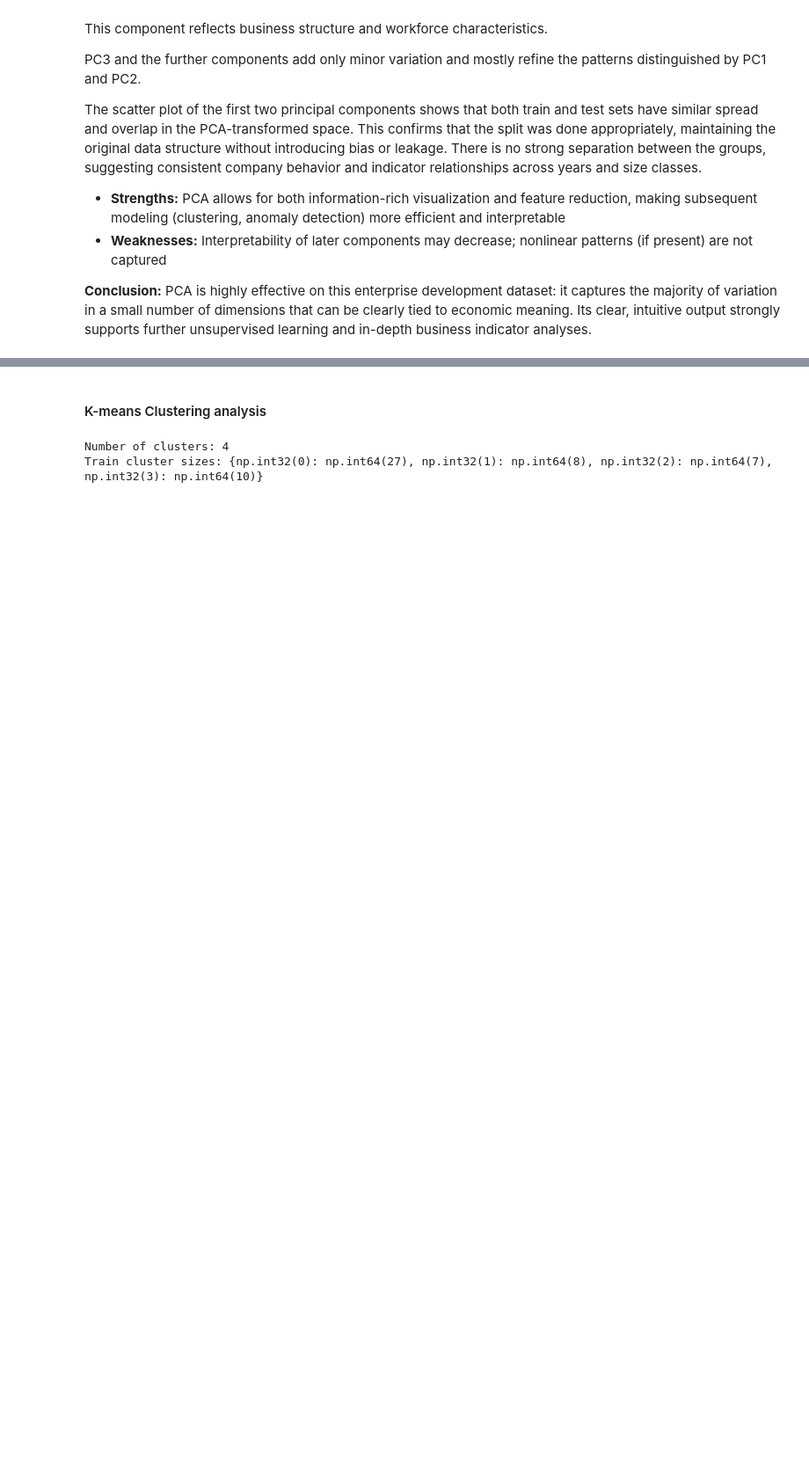
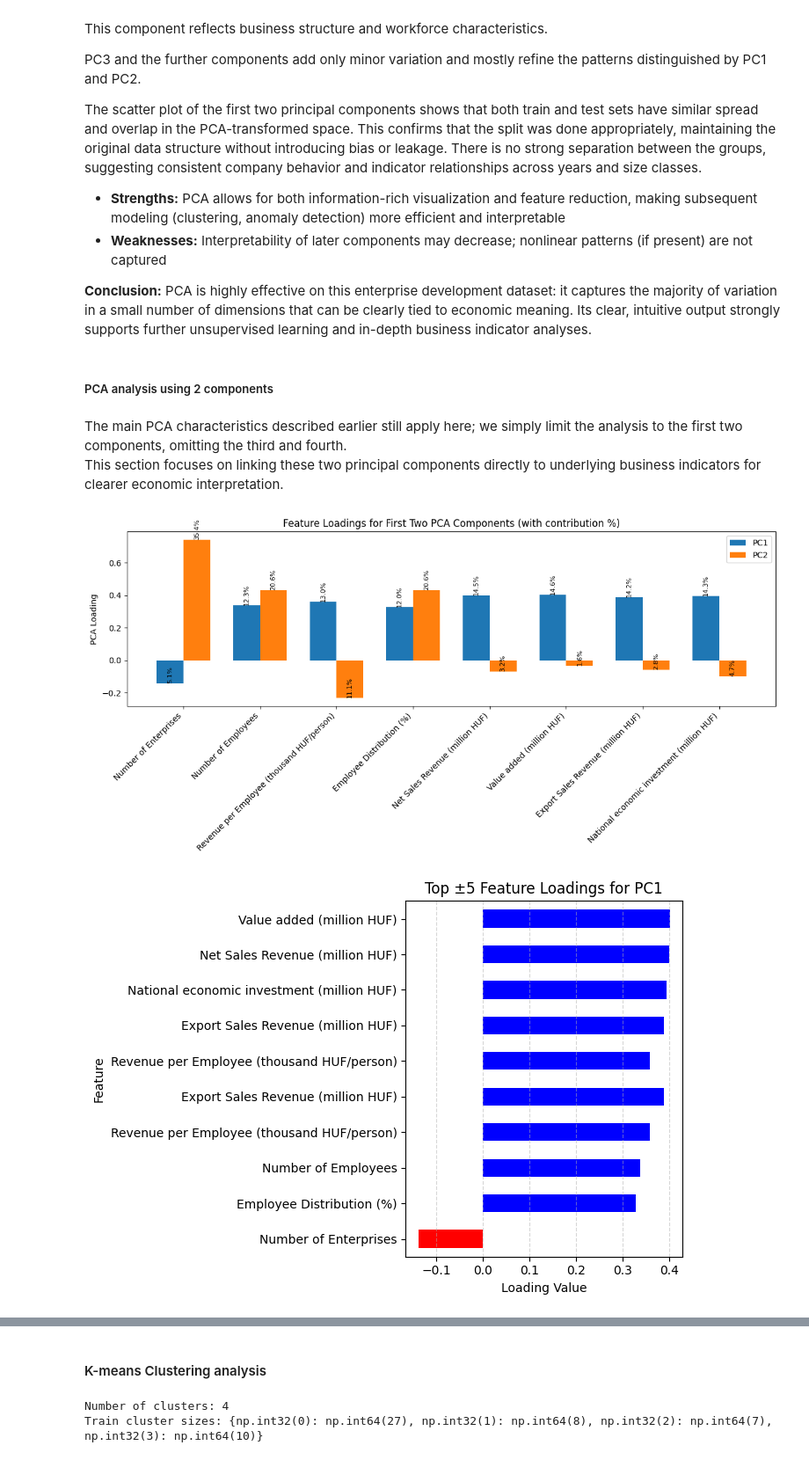
Before and after one commit to TheKusz/ML_DSM040-2025-APR, a Jupyter notebook: CW 2/CW2.ipynb, the cells around one changed output, grey strips where cells are left out. Shown at 88% size. Cells and saved outputs as stored; diff of their text form; code cells hidden in the pictures; blank space fills up the shorter version.

Commit message:
PCA 2 analysis complete

```diff
--- a/CW 2/CW2.ipynb
+++ b/CW 2/CW2.ipynb
@@ -760,3 +760,8 @@ The scatter plot of the first two principal components shows that both train and
 - **Weaknesses:** Interpretability of later components may decrease; nonlinear patterns (if present) are not captured
 
 **Conclusion:** PCA is highly effective on this enterprise development dataset: it captures the majority of variation in a small number of dimensions that can be clearly tied to economic meaning. Its clear, intuitive output strongly supports further unsupervised learning and in-depth business indicator analyses.
+# %% [markdown]
+##### PCA analysis using 2 components
+# %% [markdown]
+The main PCA characteristics described earlier still apply here; we simply limit the analysis to the first two components, omitting the third and fourth.
+This section focuses on linking these two principal components directly to underlying business indicators for clearer economic interpretation.
@@ -762,0 +853,7 @@ The scatter plot of the first two principal components shows that both train and
+# %%
+plot_pca_loadings_with_contribution(pca2)
+plot_top_loadings(pca2)
+plot_pca_biplot_top_n(pca2, X_train_pca2)
+# %% [output]
+[figure, added]
+[figure, added]
```
Also changed, not shown: parts of 7 cells of this notebook.
